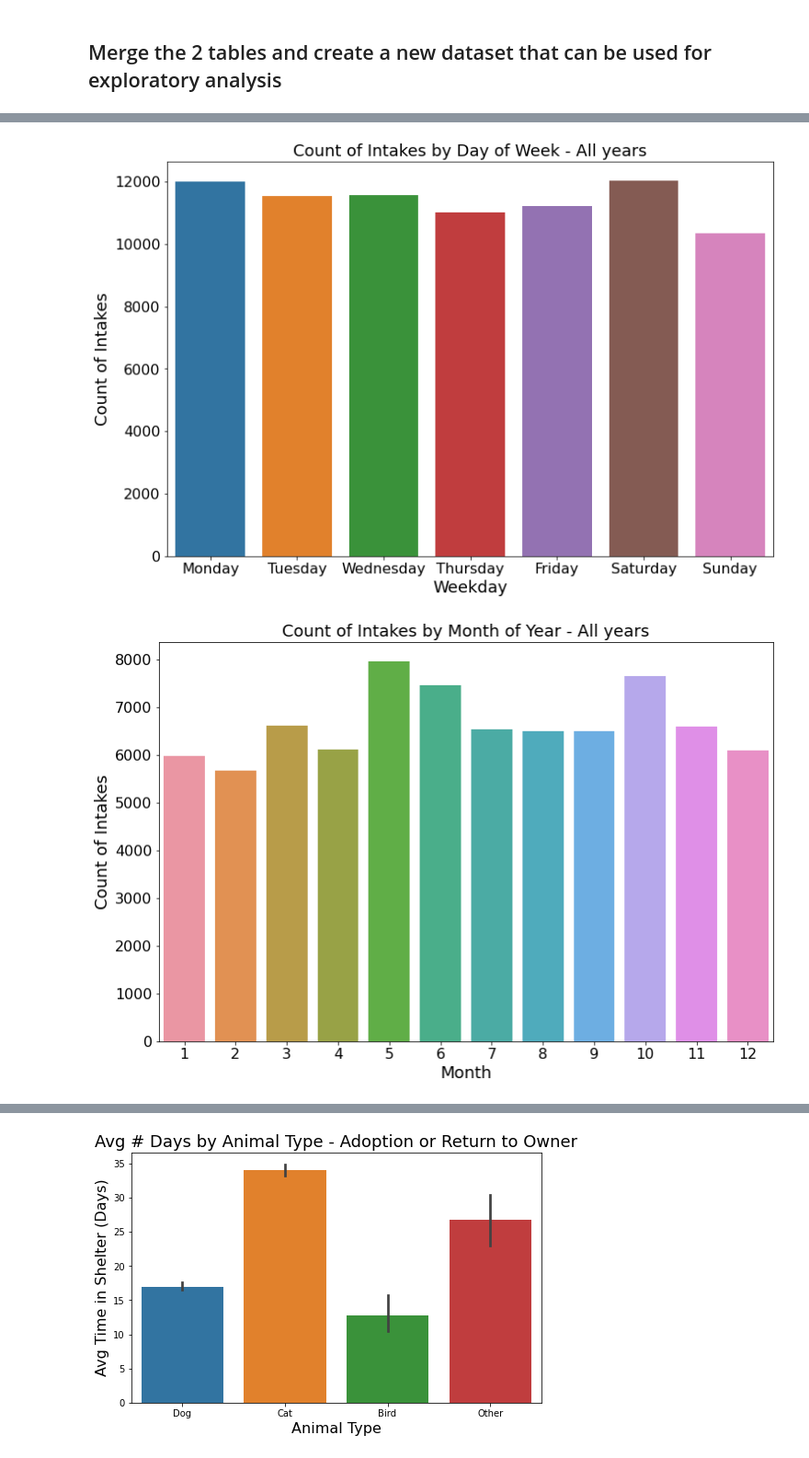
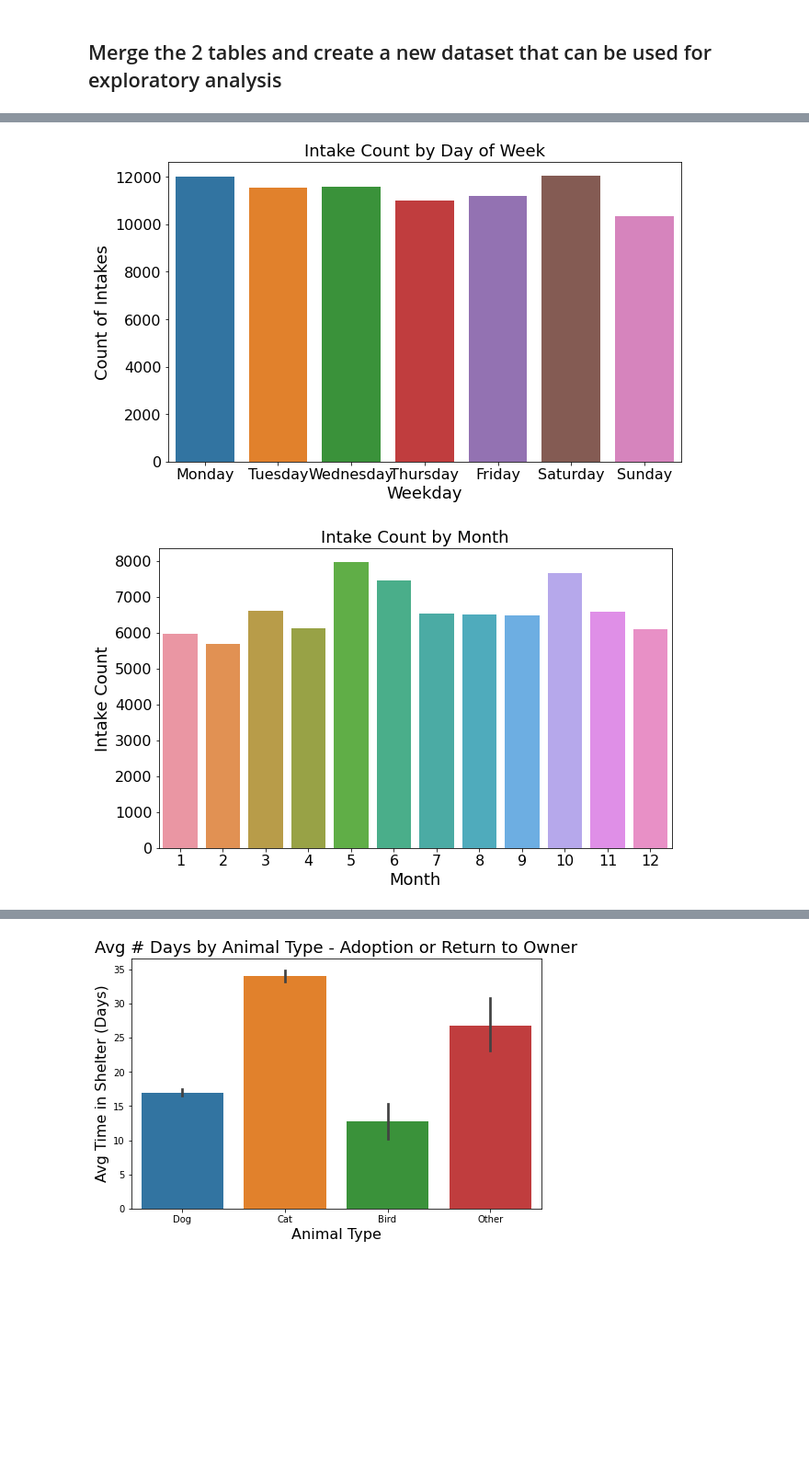
Before and after one commit to hookjamesa/austin_animal_shelter_analysis, a Jupyter notebook: segment2_starter_code.ipynb, the cells around one changed output, grey strips where cells are left out. Shown at 92% size. Saved outputs shown, nothing was run; the diff lists cells and outputs as text; code cells hidden in the pictures; blank space fills up the shorter version.

```diff
--- a/segment2_starter_code.ipynb
+++ b/segment2_starter_code.ipynb
@@ -303,24 +302,24 @@ plt.yticks(fontsize=18);
 # %%
-# pd.Categorical to order the weekdays starting from Monday
+# Categorical bar chart that shows animal intake by weekday.
 explortory_df['intake_weekday'] = pd.Categorical(explortory_df['intake_weekday'], ordered=True,
                                       categories=['Monday', 'Tuesday', 'Wednesday', 'Thursday', 'Friday', 'Saturday', 'Sunday'])
-plt.figure(figsize=(12, 8))
+plt.figure(figsize=(10, 6))
 sns.countplot(x='intake_weekday', data=explortory_df, orient='v')
-plt.title('Count of Intakes by Day of Week - All years', fontsize=18)
+plt.title('Intake Count by Day of Week', fontsize=18)
 plt.xlabel('Weekday', fontsize=18)
 plt.ylabel('Count of Intakes', fontsize=18)
 plt.xticks(fontsize=16)
 plt.yticks(fontsize=16);
 # %% [output]
-[figure, old version]
+[figure, new version]
 # %%
-plt.figure(figsize=(12, 8))
+plt.figure(figsize=(10, 6))
 sns.countplot(x='intake_month', data=explortory_df, orient='v')
-plt.title('Count of Intakes by Month of Year - All years', fontsize=18)
+plt.title('Intake Count by Month', fontsize=18)
 plt.xlabel('Month', fontsize=18)
-plt.ylabel('Count of Intakes', fontsize=18)
+plt.ylabel('Intake Count', fontsize=18)
 plt.xticks(fontsize=16)
 plt.yticks(fontsize=16);
 # %% [output]
-[figure, old version]
+[figure, new version]
 # %%
```
Also changed, not shown: parts of 13 cells of this notebook.
